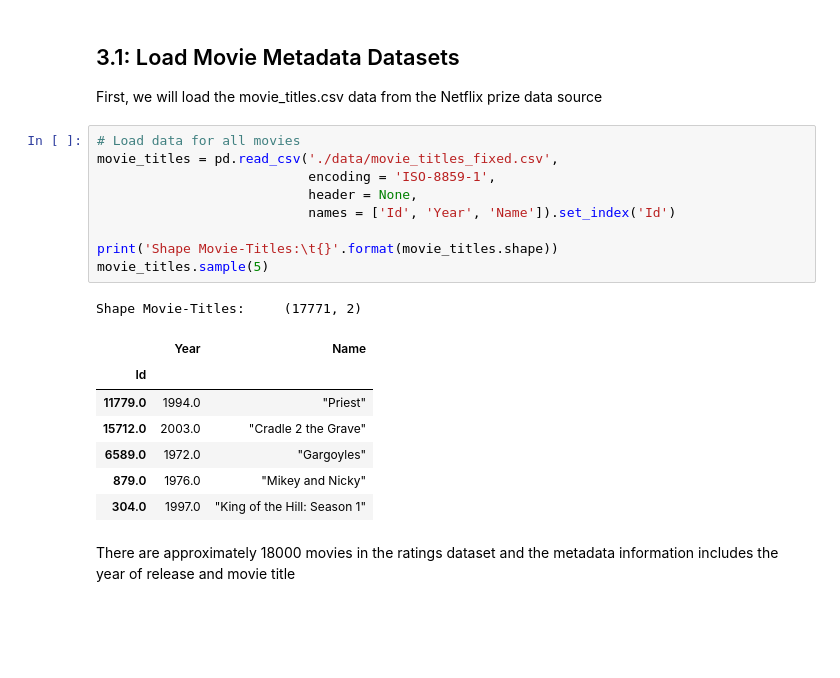
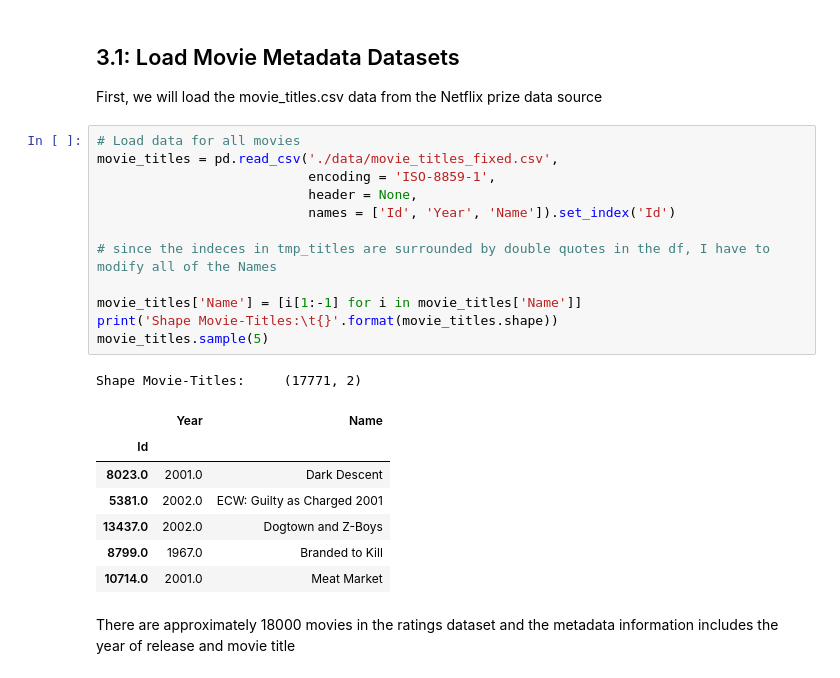
Before and after one commit to Scott-Gibson-Coding/Springboard-Mini-Projects, a Jupyter notebook: Mini-Projects/mec-17.4.1-recommendation-systems-mini-project/Mini_Project_Recommendation_Systems.ipynb, the cells around one changed output. Cells and saved outputs as stored; diff of their text form; blank space fills up the shorter version.

```diff
--- a/Mini-Projects/mec-17.4.1-recommendation-systems-mini-project/Mini_Project_Recommendation_Systems.ipynb
+++ b/Mini-Projects/mec-17.4.1-recommendation-systems-mini-project/Mini_Project_Recommendation_Systems.ipynb
@@ -101,21 +103,24 @@ First, we will load the movie_titles.csv data from the Netflix prize data source
 # %%
 # Load data for all movies
 movie_titles = pd.read_csv('./data/movie_titles_fixed.csv',
                            encoding = 'ISO-8859-1',
                            header = None,
                            names = ['Id', 'Year', 'Name']).set_index('Id')
 
+# since the indeces in tmp_titles are surrounded by double quotes in the df, I have to modify all of the Names
+
+movie_titles['Name'] = [i[1:-1] for i in movie_titles['Name']]
 print('Shape Movie-Titles:\t{}'.format(movie_titles.shape))
 movie_titles.sample(5)
 # %% [output]
 Shape Movie-Titles:     (17771, 2)
 |  | Year | Name |
 | Id |  |  |
-| 11779.0 | 1994.0 | "Priest" |
-| 15712.0 | 2003.0 | "Cradle 2 the Grave" |
-| 6589.0 | 1972.0 | "Gargoyles" |
-| 879.0 | 1976.0 | "Mikey and Nicky" |
-| 304.0 | 1997.0 | "King of the Hill: Season 1" |
+| 8023.0 | 2001.0 | Dark Descent |
+| 5381.0 | 2002.0 | ECW: Guilty as Charged 2001 |
+| 13437.0 | 2002.0 | Dogtown and Z-Boys |
+| 8799.0 | 1967.0 | Branded to Kill |
+| 10714.0 | 2001.0 | Meat Market |
 # %% [markdown]
 There are approximately 18000 movies in the ratings dataset and the metadata information includes the year of release and movie title
 # %% [markdown]
```
Also changed, not shown: parts of 55 cells of this notebook.
